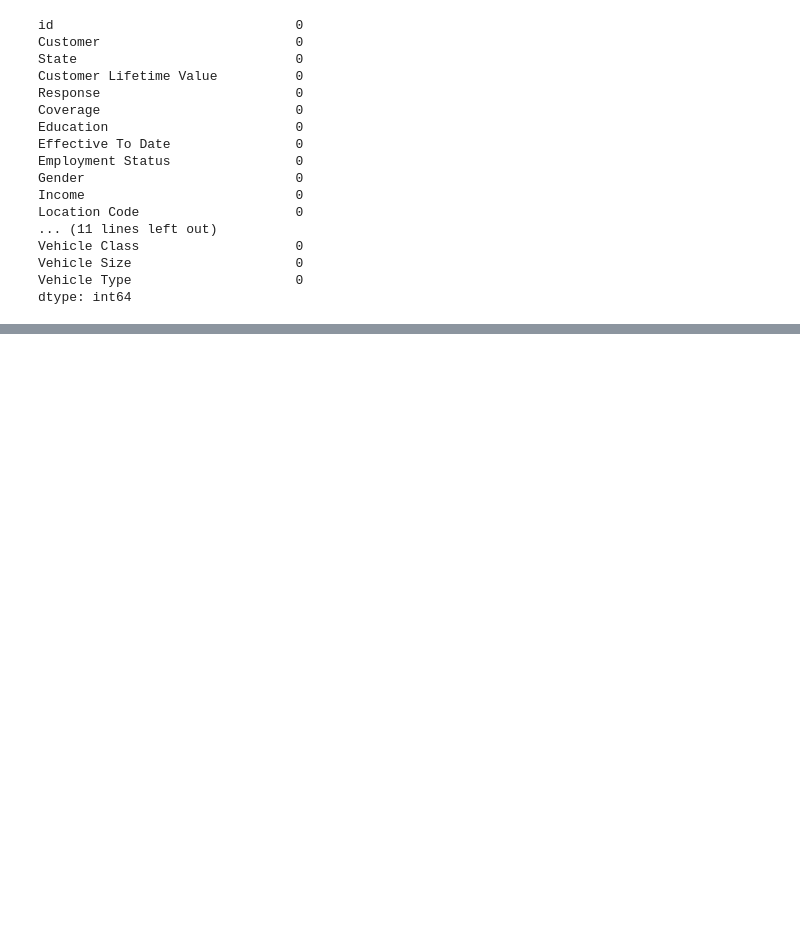
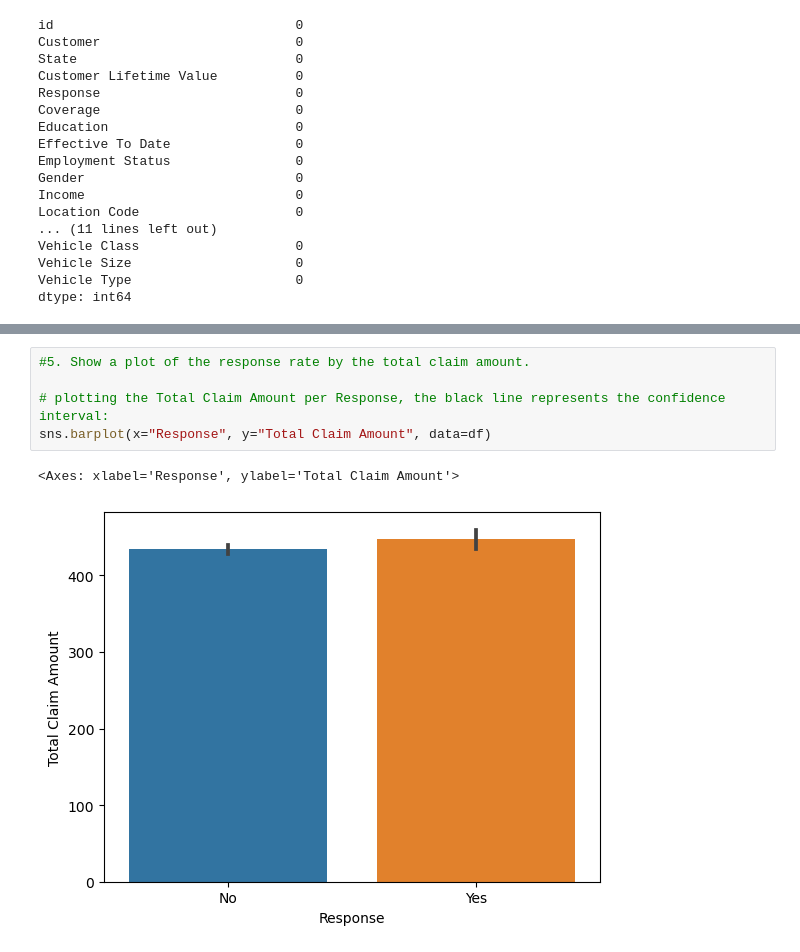
Before and after one commit to TheFriendlyTwin/lab-customer-analysis-round-2, a Jupyter notebook: Lab_Customer Analysis Round 2.ipynb, the cells around one changed output, grey strips where cells are left out. Cells and saved outputs as stored; diff of their text form; blank space fills up the shorter version.

```diff
--- a/Lab_Customer Analysis Round 2.ipynb
+++ b/Lab_Customer Analysis Round 2.ipynb
@@ -370,0 +462,8 @@ warning: in the working copy of 'Untitled.ipynb', LF will be replaced by CRLF th
+# %%
+#5. Show a plot of the response rate by the total claim amount.
+
+# plotting the Total Claim Amount per Response, the black line represents the confidence interval:
+sns.barplot(x="Response", y="Total Claim Amount", data=df)
+# %% [output]
+<Axes: xlabel='Response', ylabel='Total Claim Amount'>
+[figure, added]
```
Also changed, not shown: parts of 15 cells of this notebook.
